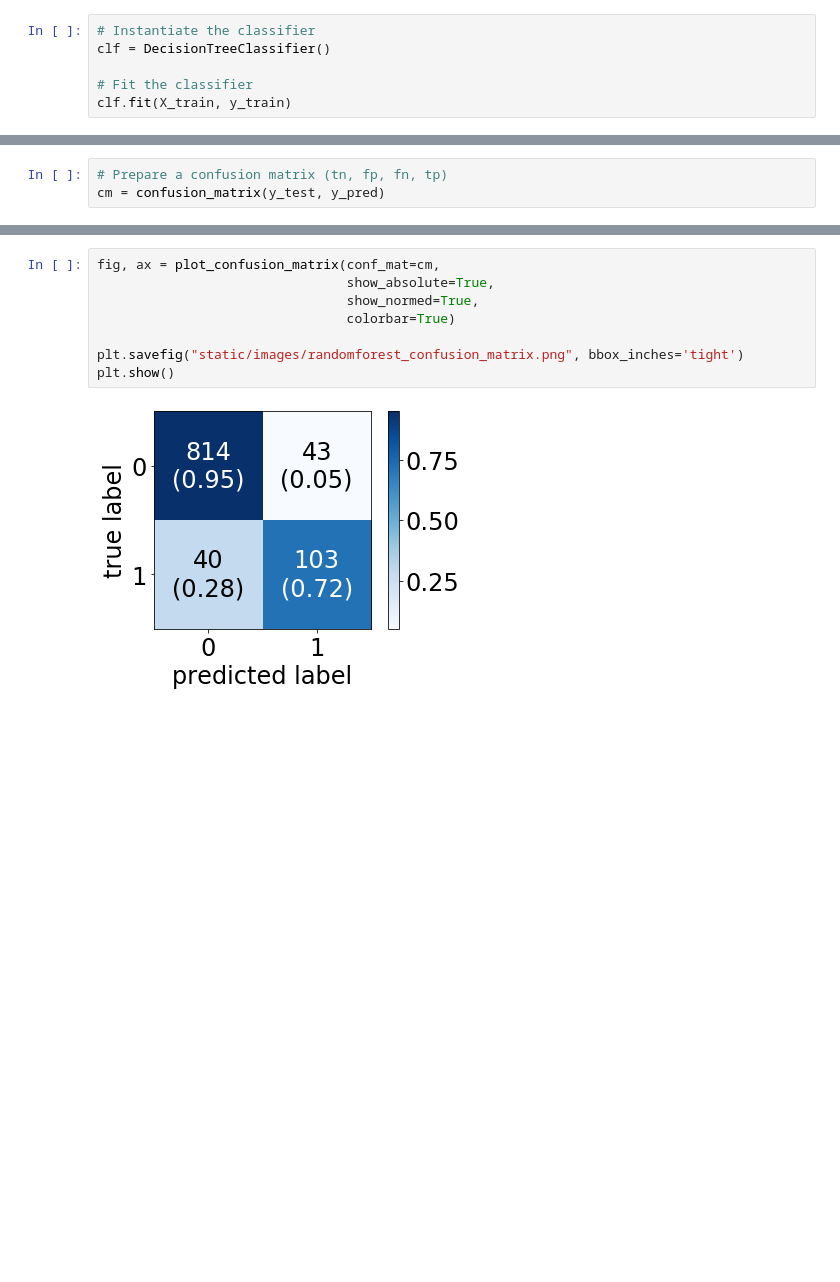
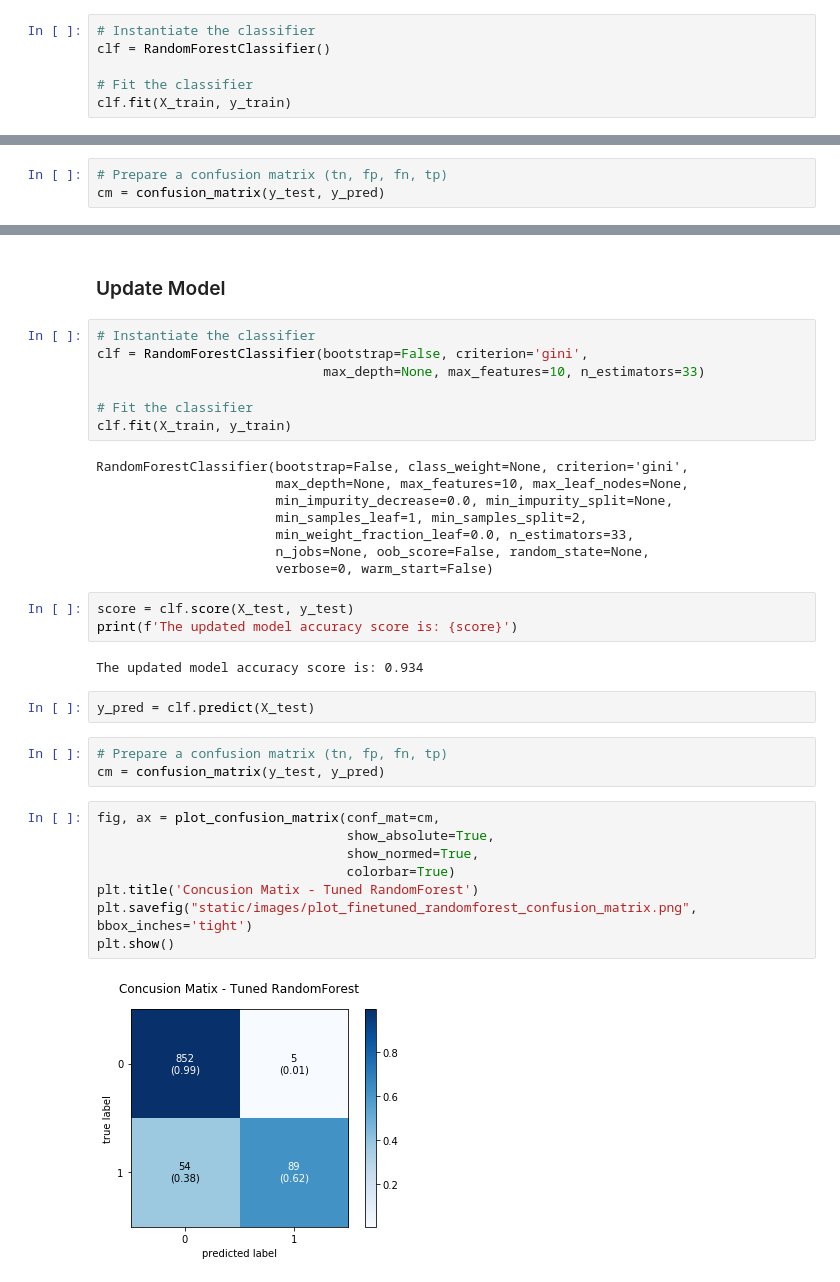
Before and after one commit to BitterScientist/bitterscientist.com, a Jupyter notebook: folders/ds_blogs/projects/customer_churn/customer_churn.ipynb, the cells around one changed output, grey strips where cells are left out. Cells and saved outputs as stored; diff of their text form; blank space fills up the shorter version.

```diff
--- a/folders/ds_blogs/projects/customer_churn/customer_churn.ipynb
+++ b/folders/ds_blogs/projects/customer_churn/customer_churn.ipynb
@@ -190,7 +196,7 @@ y = df_dummy["Churn"]
 X_train, X_test, y_train, y_test = train_test_split(X, y, test_size=0.3, random_state=42)
 # %%
 # Instantiate the classifier
-clf = DecisionTreeClassifier()
+clf = RandomForestClassifier()
 
 # Fit the classifier
 clf.fit(X_train, y_train)
@@ -215,13 +280,40 @@ cm = confusion_matrix(y_test, y_pred)
+# %% [markdown]
+### Update Model
+# %%
+# Instantiate the classifier
+clf = RandomForestClassifier(bootstrap=False, criterion='gini',
+                             max_depth=None, max_features=10, n_estimators=33)
+
+# Fit the classifier
+clf.fit(X_train, y_train)
+# %% [output]
+RandomForestClassifier(bootstrap=False, class_weight=None, criterion='gini',
+                       max_depth=None, max_features=10, max_leaf_nodes=None,
+                       min_impurity_decrease=0.0, min_impurity_split=None,
+                       min_samples_leaf=1, min_samples_split=2,
+                       min_weight_fraction_leaf=0.0, n_estimators=33,
+                       n_jobs=None, oob_score=False, random_state=None,
+                       verbose=0, warm_start=False)
+# %%
+score = clf.score(X_test, y_test)
+print(f'The updated model accuracy score is: {score}')
+# %% [output]
+The updated model accuracy score is: 0.934
+# %%
+y_pred = clf.predict(X_test)
+# %%
+# Prepare a confusion matrix (tn, fp, fn, tp)
+cm = confusion_matrix(y_test, y_pred)
 # %%
 fig, ax = plot_confusion_matrix(conf_mat=cm,
                                 show_absolute=True,
                                 show_normed=True,
                                 colorbar=True)
-
-plt.savefig("static/images/randomforest_confusion_matrix.png", bbox_inches='tight')
+plt.title('Concusion Matix - Tuned RandomForest')
+plt.savefig("static/images/plot_finetuned_randomforest_confusion_matrix.png", bbox_inches='tight')
 plt.show()
 # %% [output]
-[figure, old version]
+[figure, new version]
 # %%
 # Generate the probabilities
 y_pred_prob = clf.predict_proba(X_test)[:, 1]
```
Also changed, not shown: parts of 13 cells of this notebook, 27 other files.
